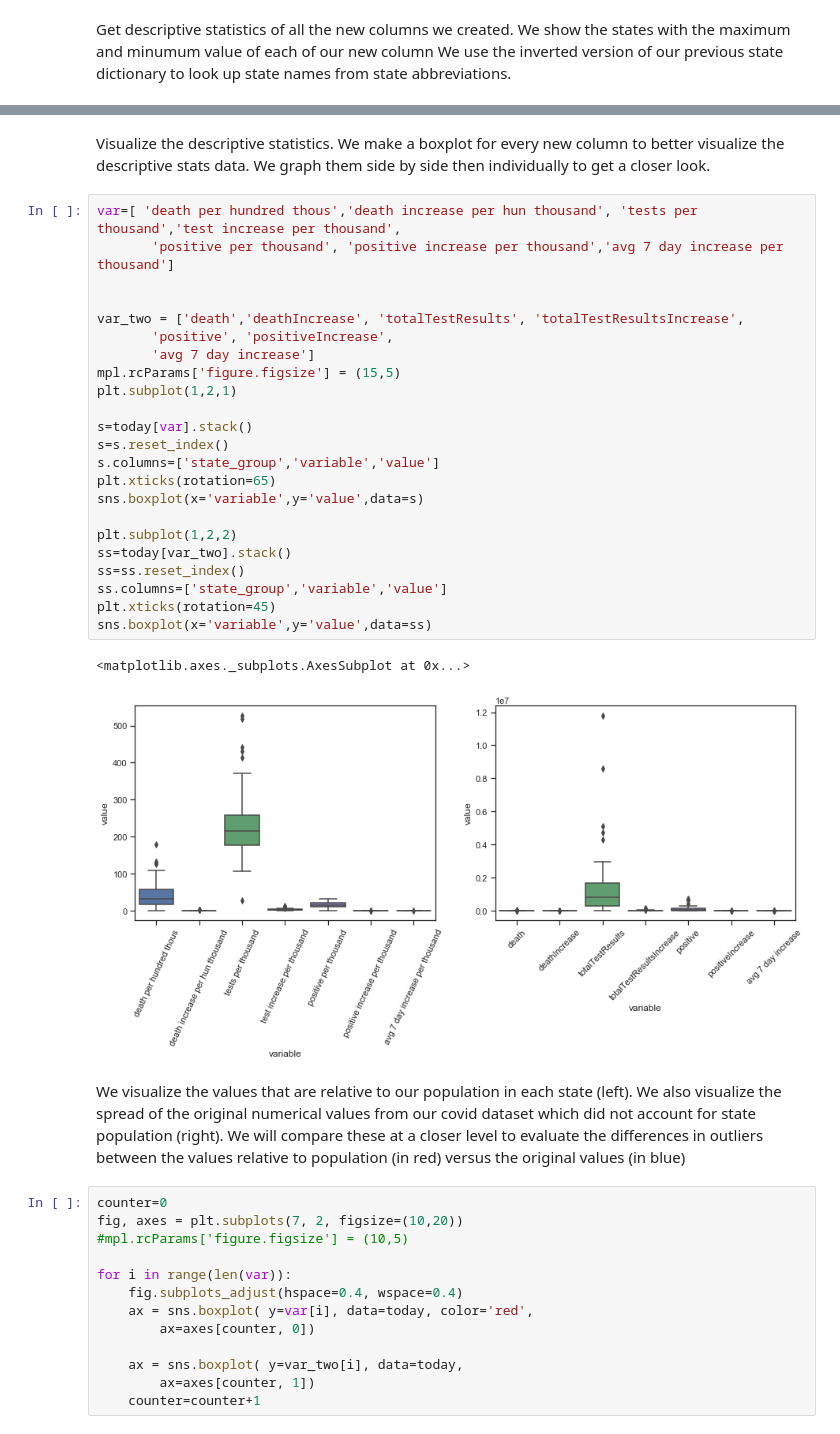
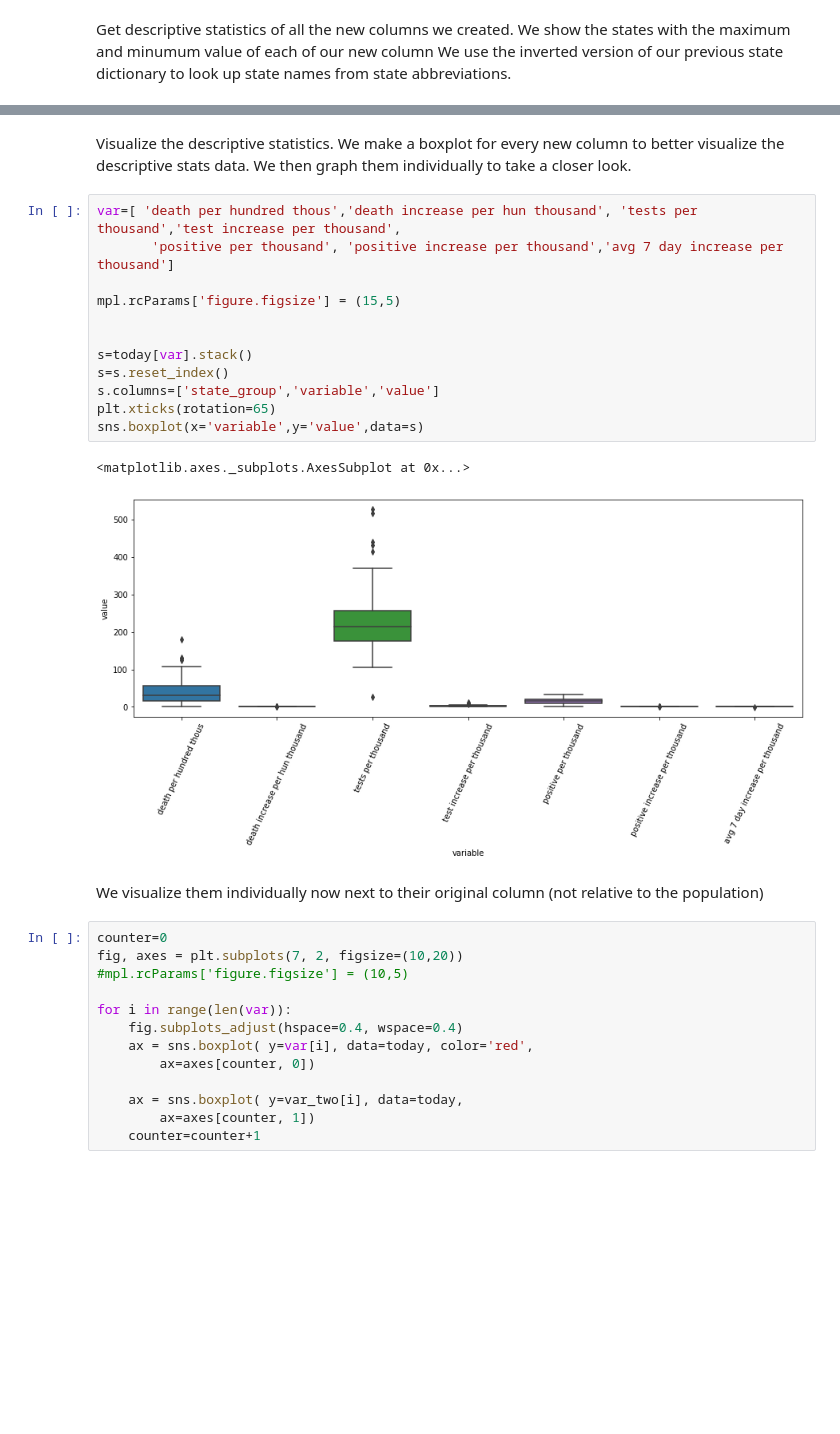
Before and after one commit to cathilo/sharing-github, a Jupyter notebook: Capstone 2 Exploratory.ipynb, the cells around one changed output, grey strips where cells are left out. Drawn from its saved outputs; the diff is of its cells as text; blank space fills up the shorter version.

```diff
--- a/Capstone 2 Exploratory.ipynb
+++ b/Capstone 2 Exploratory.ipynb
@@ -388,35 +388,24 @@ Name: avg 7 day increase per thousand, dtype: float64
 # %% [markdown]
 Visualize the descriptive statistics.
 We make a boxplot for every new column to better visualize the descriptive stats data.
-We graph them side by side then individually to get a closer look.
+We then graph them individually to take a closer look.
 # %%
 var=[ 'death per hundred thous','death increase per hun thousand', 'tests per thousand','test increase per thousand',
        'positive per thousand', 'positive increase per thousand','avg 7 day increase per thousand']
 
+mpl.rcParams['figure.figsize'] = (15,5)
 
-var_two = ['death','deathIncrease', 'totalTestResults', 'totalTestResultsIncrease',
-       'positive', 'positiveIncrease',
-       'avg 7 day increase']
-mpl.rcParams['figure.figsize'] = (15,5)
-plt.subplot(1,2,1)
 
 s=today[var].stack()
 s=s.reset_index()
 s.columns=['state_group','variable','value']
 plt.xticks(rotation=65)
 sns.boxplot(x='variable',y='value',data=s)
-
-plt.subplot(1,2,2)
-ss=today[var_two].stack()
-ss=ss.reset_index()
-ss.columns=['state_group','variable','value']
-plt.xticks(rotation=45)
-sns.boxplot(x='variable',y='value',data=ss)
 # %% [output]
 <matplotlib.axes._subplots.AxesSubplot at 0x...>
-[figure, old version]
+[figure, new version]
-# %% [markdown]
-We visualize the values that are relative to our population in each state (left). We also visualize the spread of the original numerical values from our covid dataset which did not account for state population (right). We will compare these at a closer level to evaluate the differences in outliers between the values relative to population (in red) versus the original values (in blue)
+# %% [markdown]
+We visualize them individually now next to their original column (not relative to the population)
 # %%
 counter=0
 fig, axes = plt.subplots(7, 2, figsize=(10,20))
```
Also changed, not shown: parts of 5 cells of this notebook.
